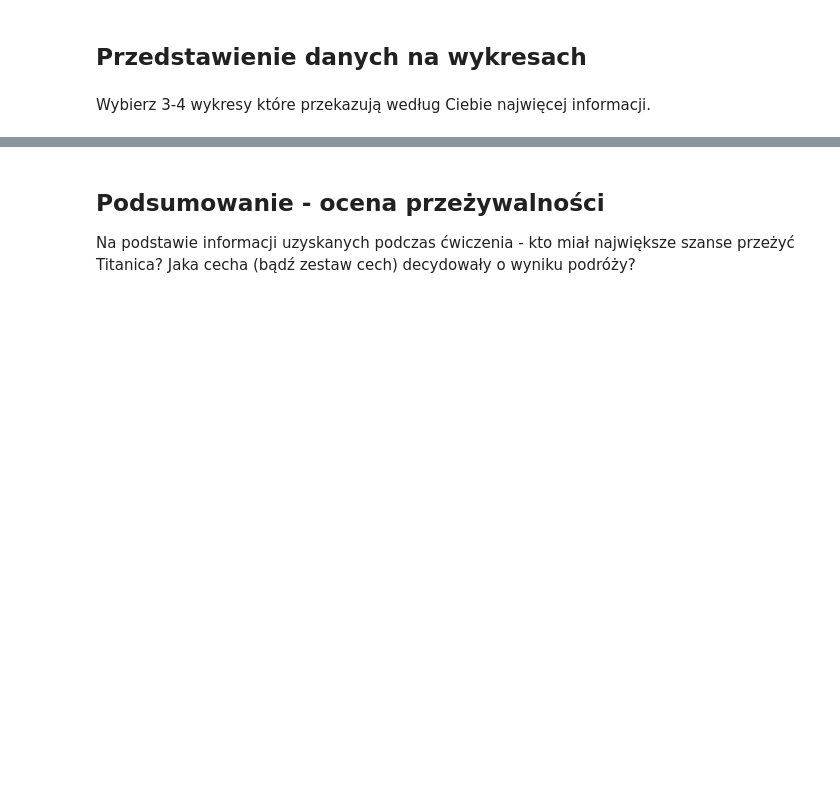
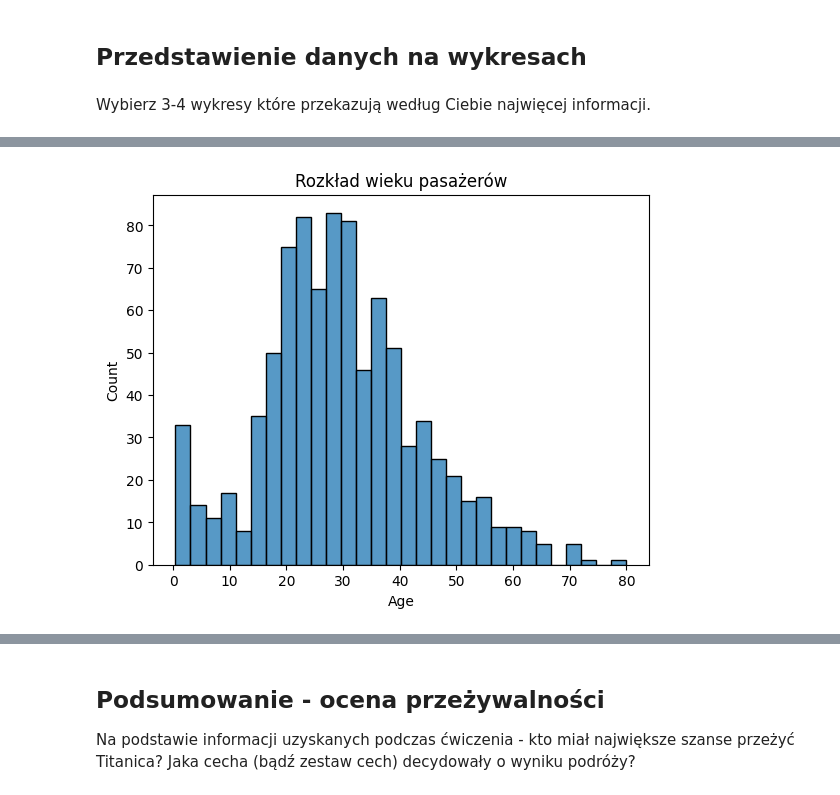
Before and after one commit to Zajecia-na-PWr-LR/lista-2-kub47, a Jupyter notebook: UczenieMaszynowe_25_26_Lista2.ipynb, the cells around one changed output, grey strips where cells are left out. Drawn from its saved outputs; the diff is of its cells as text; code cells hidden in the pictures; blank space fills up the shorter version.

```diff
--- a/UczenieMaszynowe_25_26_Lista2.ipynb
+++ b/UczenieMaszynowe_25_26_Lista2.ipynb
@@ -160,0 +186,7 @@ Wybierz 3-4 wykresy które przekazują według Ciebie najwięcej informacji.
+# %%
+# 3 Rozklad wieku pasazerow
+sns.histplot(titanic["Age"], bins=30)
+plt.title("Rozkład wieku pasażerów")
+plt.show()
+# %% [output]
+[figure, added]
```
Also changed, not shown: parts of 7 cells of this notebook.
